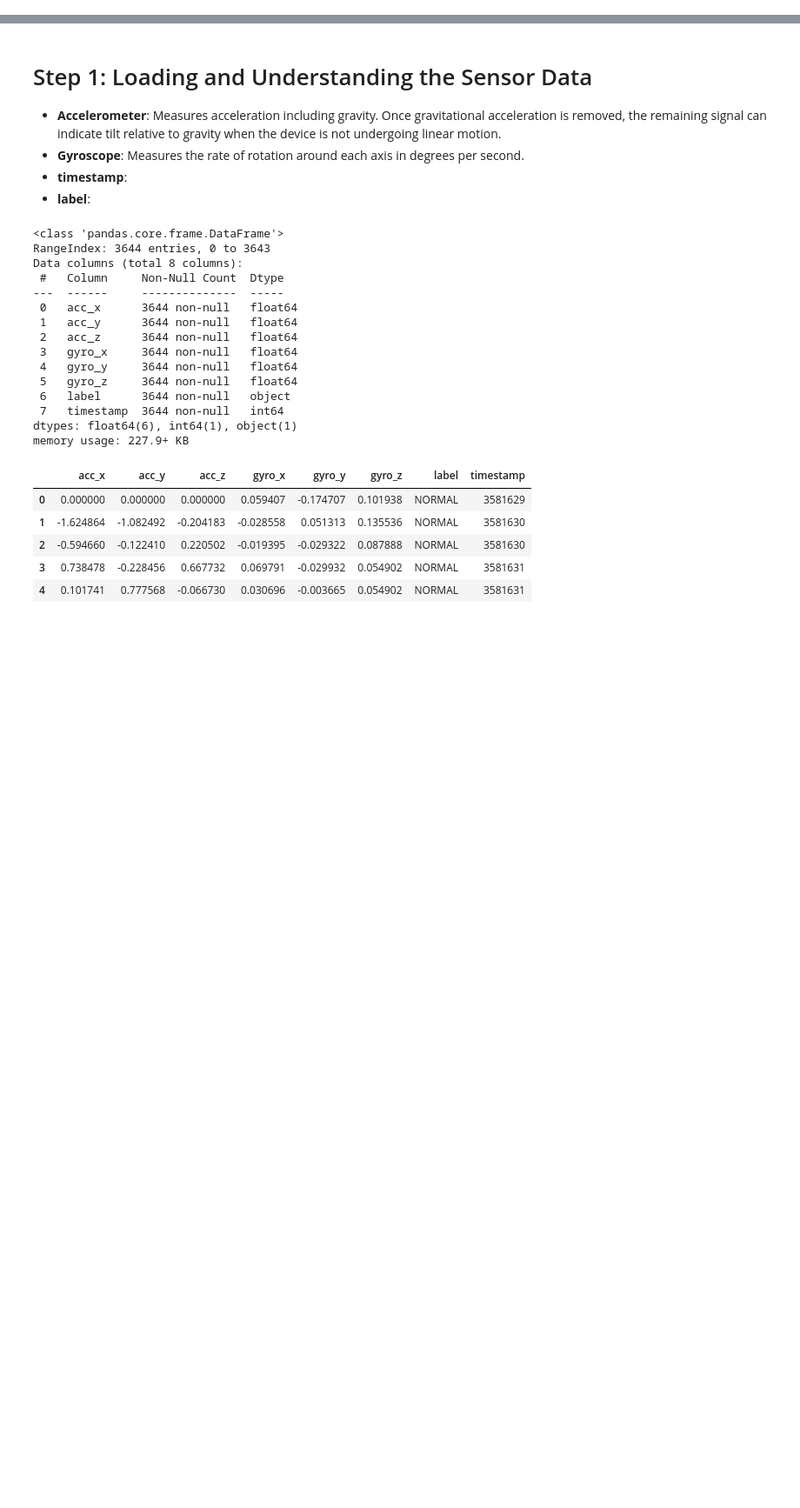
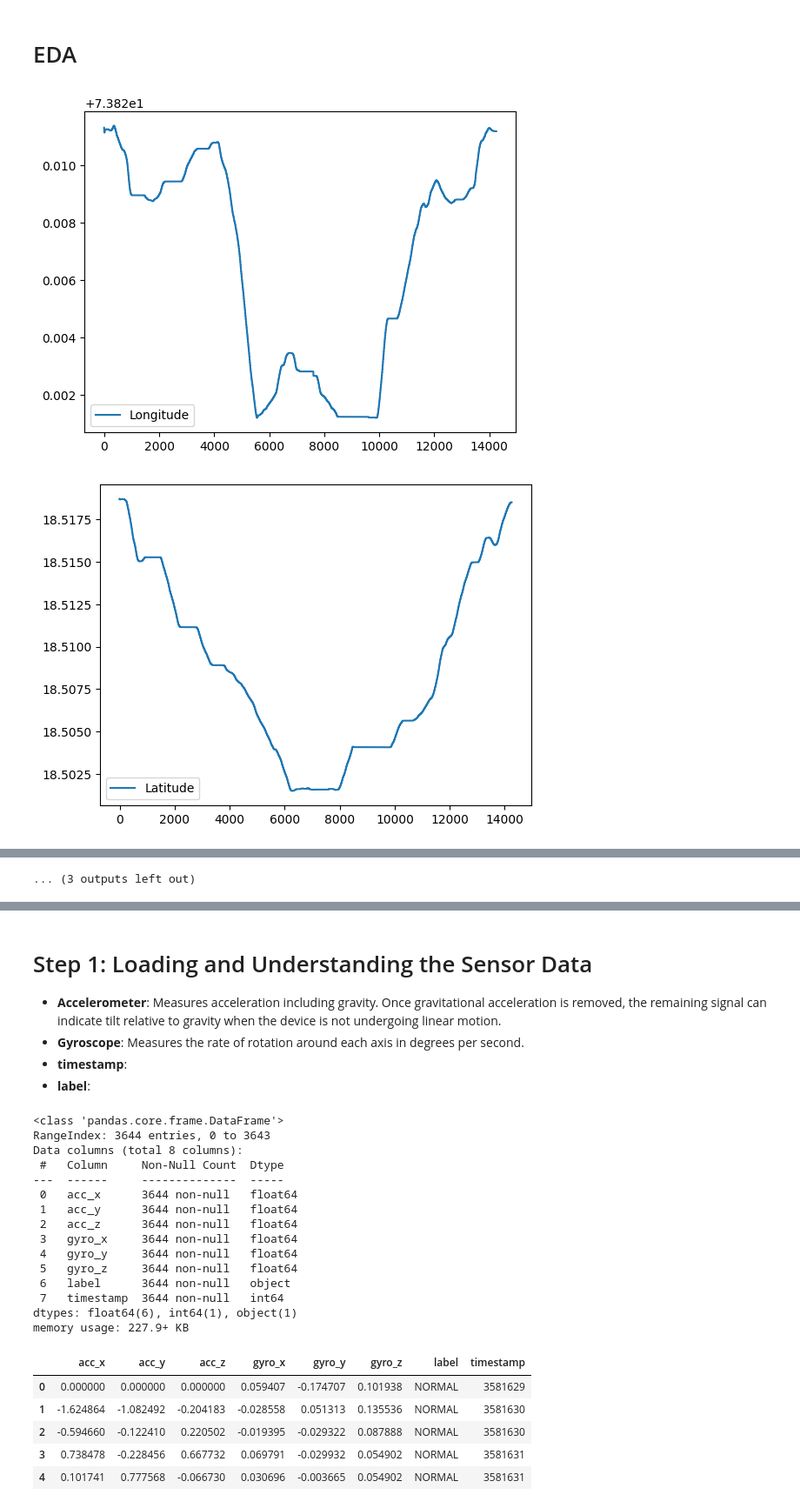
Before and after one commit to AvivGelfand/DSP-Course, a Jupyter notebook: Drivers_Behavior_Detection_with_Smartphone_Signal_processing.ipynb, the cells around one changed output, grey strips where cells are left out. Shown at 87% size. Drawn from its saved outputs; the diff is of its cells as text; code cells hidden in the pictures; blank space fills up the shorter version.

```diff
--- a/Drivers_Behavior_Detection_with_Smartphone_Signal_processing.ipynb
+++ b/Drivers_Behavior_Detection_with_Smartphone_Signal_processing.ipynb
@@ -4,0 +34,18 @@
+# %%
+import pandas as pd
+path1 = 'https://raw.githubusercontent.com/AvivGelfand/Driver-Behavior-Detection-Using-Smartphone-Signals/main/data/nazirkar_2021_dataset/1_20210317_184512.csv'
+path2= 'https://raw.githubusercontent.com/AvivGelfand/Driver-Behavior-Detection-Using-Smartphone-Signals/main/data/nazirkar_2021_dataset/2_20210317_171452.csv'
+path3= 'https://raw.githubusercontent.com/AvivGelfand/Driver-Behavior-Detection-Using-Smartphone-Signals/main/data/nazirkar_2021_dataset/3_FinalDatasetCsv.csv'
+df1=pd.read_csv(path1)
+df1['data_set'] = 1
+# df1.info()
+df2=pd.read_csv(path2)
+# df2.info()
+df2['data_set'] = 2
+df3=pd.read_csv(path3)
+# df3.info()
+df3['data_set'] = 3
+
+df_combined = pd.concat([df2,df1])
+df_combined.info()
+df_combined.head()
@@ -4,0 +79,14 @@
+# %%
+# prompt: merge left df_combined and df3 on  matching 'Acc X', 'Acc Y', 'Acc Z', 'gyro_x', 'gyro_y' ,'gyro_z'
+merged_df = pd.merge(left=df_combined, right=df3, on=['Acc X', 'Acc Y', 'Acc Z', 'gyro_x', 'gyro_y', 'gyro_z'], how='left',
+                     suffixes=('_origin', '_new'))
+# prompt: using merged_df compare stats between label values 0, 1, and null
+merged_df.fillna(2, inplace=True)
+
+# change label to int type
+merged_df['label'] = merged_df['label'].astype(int)
+merged_df['Time'] = pd.to_datetime(merged_df['Time'], format='%H-%M-%S', errors='coerce')
+# merged_df.to_csv('Nazirkar_full.csv',index=False)
+
+merged_df.info()
+merged_df.head()
@@ -4,0 +117,10 @@
+# %% [markdown]
+# EDA
+# %%
+# prompt: Using dataframe merged_df: plot each colunn against the index
+
+for column in merged_df.columns:
+    merged_df.plot(y=column);
+# %% [output]
+[figure, added]
+[figure, added]
@@ -4,0 +137 @@
+... (3 outputs left out)
```
Also changed, not shown: parts of 40 cells of this notebook.
